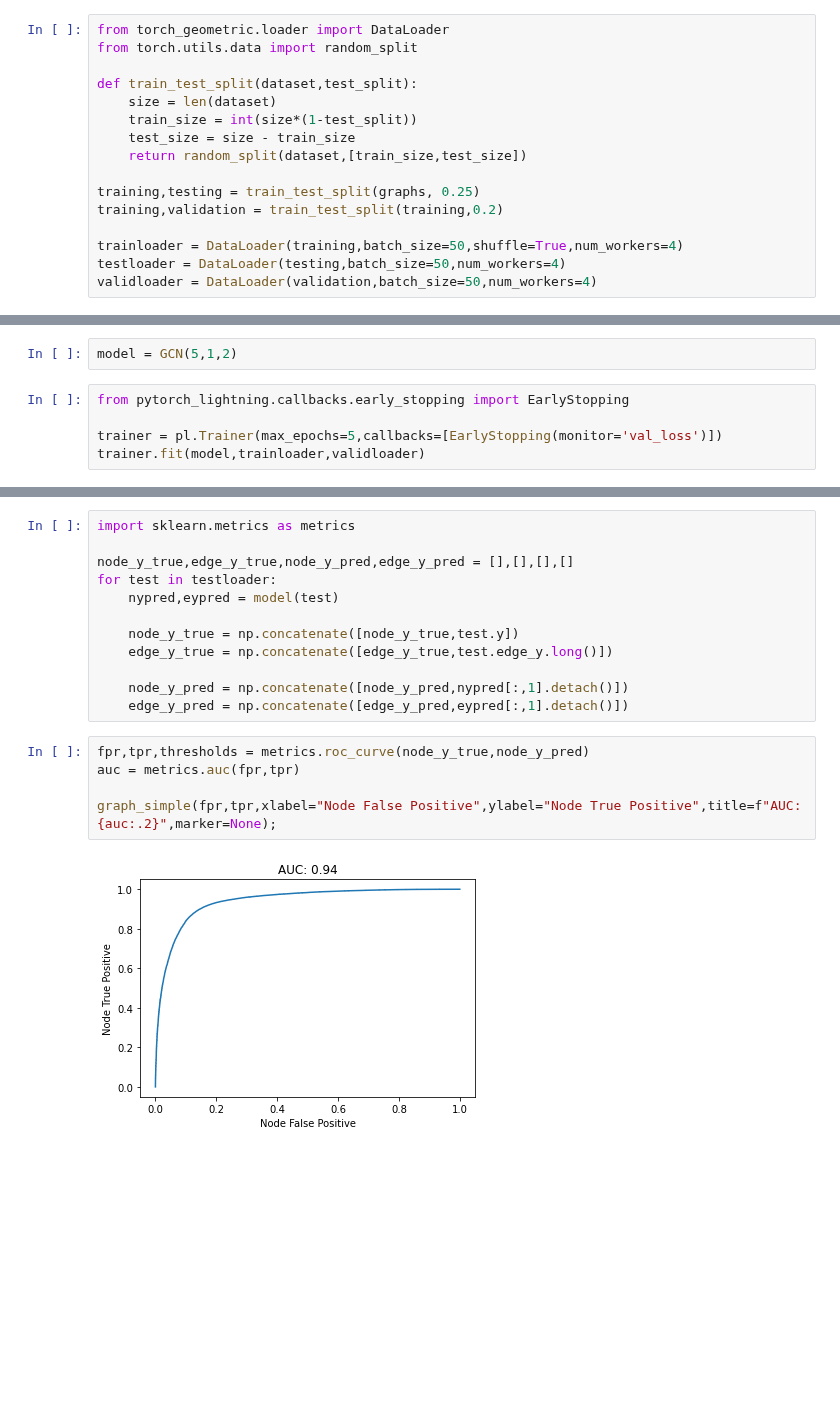
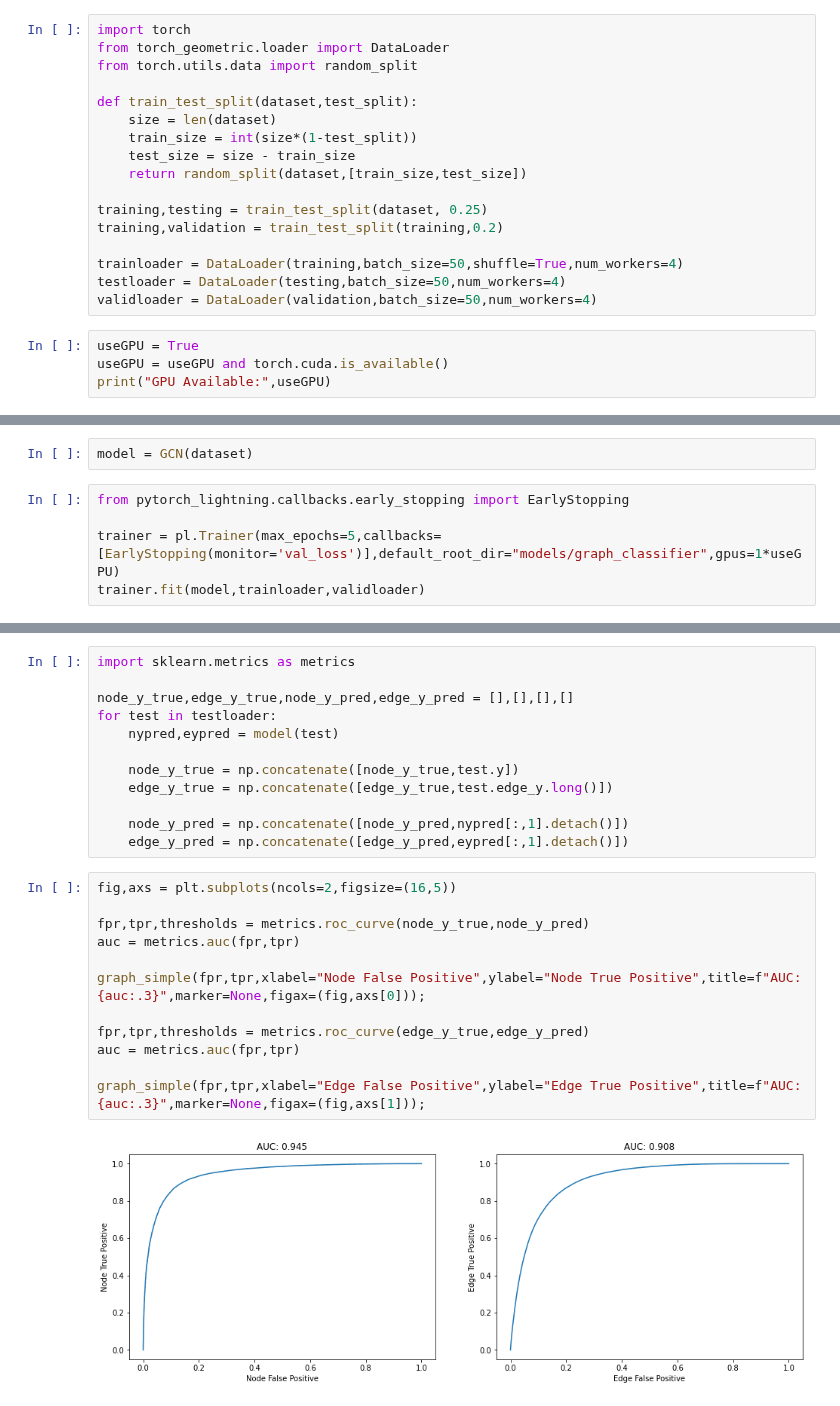
Before and after one commit to ekoenig4/analysis, a Jupyter notebook: jupyter/nn_exploration/graph_net/graph_node-edge_classifier.ipynb, the cells around one changed output, grey strips where cells are left out. Saved outputs shown, nothing was run; the diff lists cells and outputs as text; blank space fills up the shorter version.

Commit message:
updated graph data and classifier

```diff
--- a/jupyter/nn_exploration/graph_net/graph_node-edge_classifier.ipynb
+++ b/jupyter/nn_exploration/graph_net/graph_node-edge_classifier.ipynb
@@ -38,4 +37,5 @@ Data(x=[7, 5], edge_index=[2, 49], y=[7], pos_edge_index=[2, 6], edge_x=[49, 1],
 # %%
+import torch
 from torch_geometric.loader import DataLoader
 from torch.utils.data import random_split
 
@@ -45,9 +45,13 @@ def train_test_split(dataset,test_split):
     test_size = size - train_size
     return random_split(dataset,[train_size,test_size])
 
-training,testing = train_test_split(graphs, 0.25)
+training,testing = train_test_split(dataset, 0.25)
 training,validation = train_test_split(training,0.2)
 
 trainloader = DataLoader(training,batch_size=50,shuffle=True,num_workers=4)
 testloader = DataLoader(testing,batch_size=50,num_workers=4)
 validloader = DataLoader(validation,batch_size=50,num_workers=4)
+# %%
+useGPU = True
+useGPU = useGPU and torch.cuda.is_available()
+print("GPU Available:",useGPU)
@@ -131,10 +143,10 @@ class GCN(pl.LightningModule):
         optimizer = torch.optim.Adam(self.parameters(), lr=1e-3)
         return optimizer
 # %%
-model = GCN(5,1,2)
+model = GCN(dataset)
 # %%
 from pytorch_lightning.callbacks.early_stopping import EarlyStopping
 
-trainer = pl.Trainer(max_epochs=5,callbacks=[EarlyStopping(monitor='val_loss')])
+trainer = pl.Trainer(max_epochs=5,callbacks=[EarlyStopping(monitor='val_loss')],default_root_dir="models/graph_classifier",gpus=1*useGPU)
 trainer.fit(model,trainloader,validloader)
 # %% [output]
@@ -197,9 +197,16 @@ for test in testloader:
     node_y_pred = np.concatenate([node_y_pred,nypred[:,1].detach()])
     edge_y_pred = np.concatenate([edge_y_pred,eypred[:,1].detach()])
 # %%
+fig,axs = plt.subplots(ncols=2,figsize=(16,5))
+
 fpr,tpr,thresholds = metrics.roc_curve(node_y_true,node_y_pred)
 auc = metrics.auc(fpr,tpr)
 
-graph_simple(fpr,tpr,xlabel="Node False Positive",ylabel="Node True Positive",title=f"AUC: {auc:.2}",marker=None);
+graph_simple(fpr,tpr,xlabel="Node False Positive",ylabel="Node True Positive",title=f"AUC: {auc:.3}",marker=None,figax=(fig,axs[0]));
+
+fpr,tpr,thresholds = metrics.roc_curve(edge_y_true,edge_y_pred)
+auc = metrics.auc(fpr,tpr)
+
+graph_simple(fpr,tpr,xlabel="Edge False Positive",ylabel="Edge True Positive",title=f"AUC: {auc:.3}",marker=None,figax=(fig,axs[1]));
 # %% [output]
-[figure, old version]
+[figure, new version]
```
Also changed, not shown: parts of 13 cells of this notebook, 5 other files.
